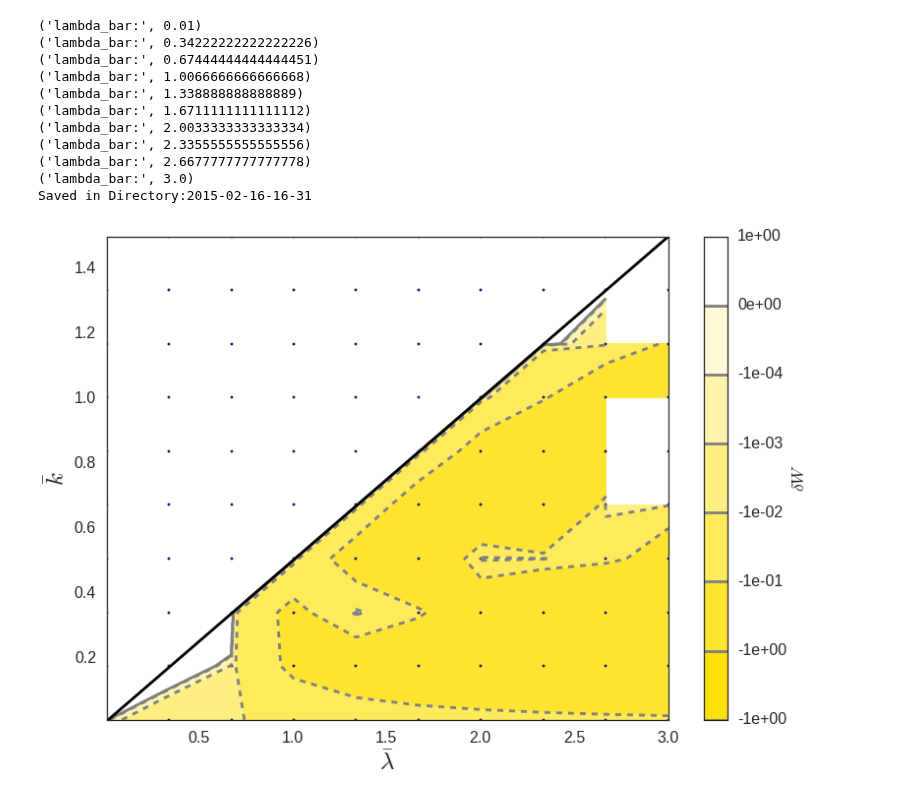
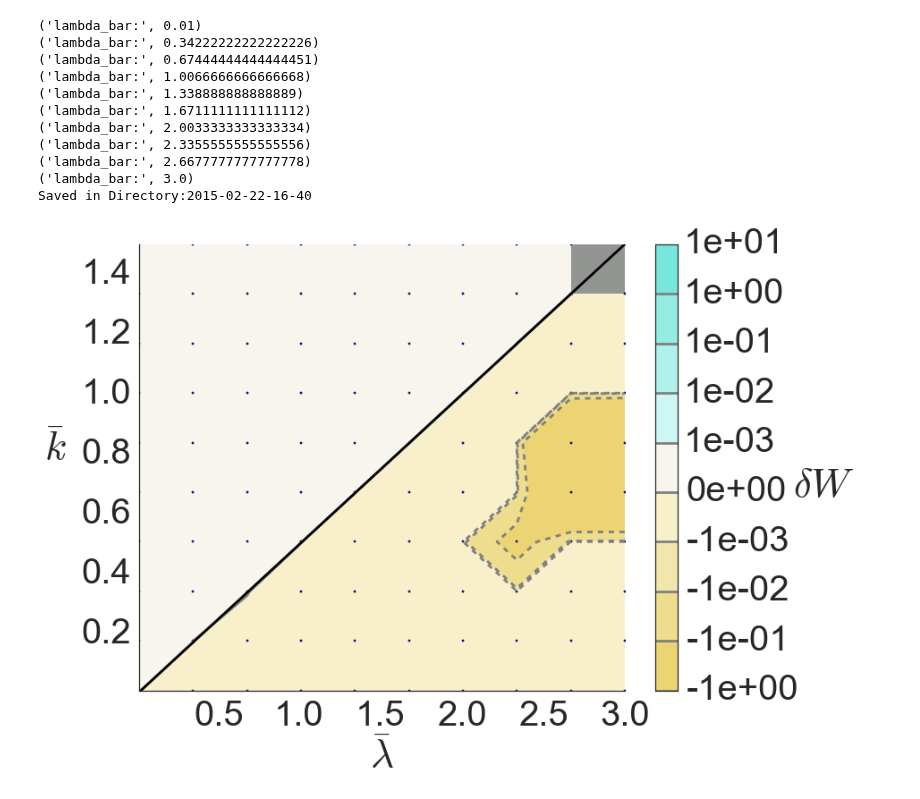
Before and after one commit to jensv/fluxtubestability, a Jupyter notebook: ipython_notebooks/skin_core_scanner_simple.ipynb, the cells around one changed output. Saved outputs shown, nothing was run; the diff lists cells and outputs as text; code cells hidden in the pictures.

Commit message:
New scans.

```diff
--- a/ipython_notebooks/skin_core_scanner_simple.ipynb
+++ b/ipython_notebooks/skin_core_scanner_simple.ipynb
@@ -29,5 +29,5 @@ reload(plot)
 # %%
-lambda_a_mesh, k_a_mesh, stability_maps = scss.scan_lambda_k_space([0.01, 3.0, 10.], [0.01, 1.5, 10], epsilon=0.5,
+lambda_a_mesh, k_a_mesh, stability_maps = scss.scan_lambda_k_space([0.01, 3.0, 10.], [0.01, 1.5, 10], epsilon=0.11,
                          core_radius_norm=0.9, transition_width_norm=0.033, skin_width_norm=0.034, method='lsoda', max_step=1E-2, nsteps=1000)
 # %% [output]
 ('lambda_bar:', 0.01)
@@ -40,9 +40,9 @@ lambda_a_mesh, k_a_mesh, stability_maps = scss.scan_lambda_k_space([0.01, 3.0, 1
 ('lambda_bar:', 2.3355555555555556)
 ('lambda_bar:', 2.6677777777777778)
 ('lambda_bar:', 3.0)
-Saved in Directory:2015-02-16-16-31
+Saved in Directory:2015-02-22-16-40
 # %%
-plot.plot_lambda_k_space_dw('../../output/2015-02-16-16-31/meshes.npz', 'ep12-m1', show_points=True, mode_to_plot='m_neg_1', levels=[-1.4, -1, -1e-1, -1e-2, -1e-3, -1e-4, 0, 1],
+plot.plot_lambda_k_space_dw('../../output/2015-02-22-16-40/meshes.npz', 'ep12-m1', show_points=True, mode_to_plot='m_neg_1', levels=[-1., -1e-1, -1e-2, -1e-3, 0, 1e-3, 1e-2, 1e-1, 1, 1e1],
                             bounds=(1.5,3.0))
 # %% [output]
-[figure, old version]
+[figure, new version]
```
Also changed, not shown: parts of 12 cells of this notebook.
